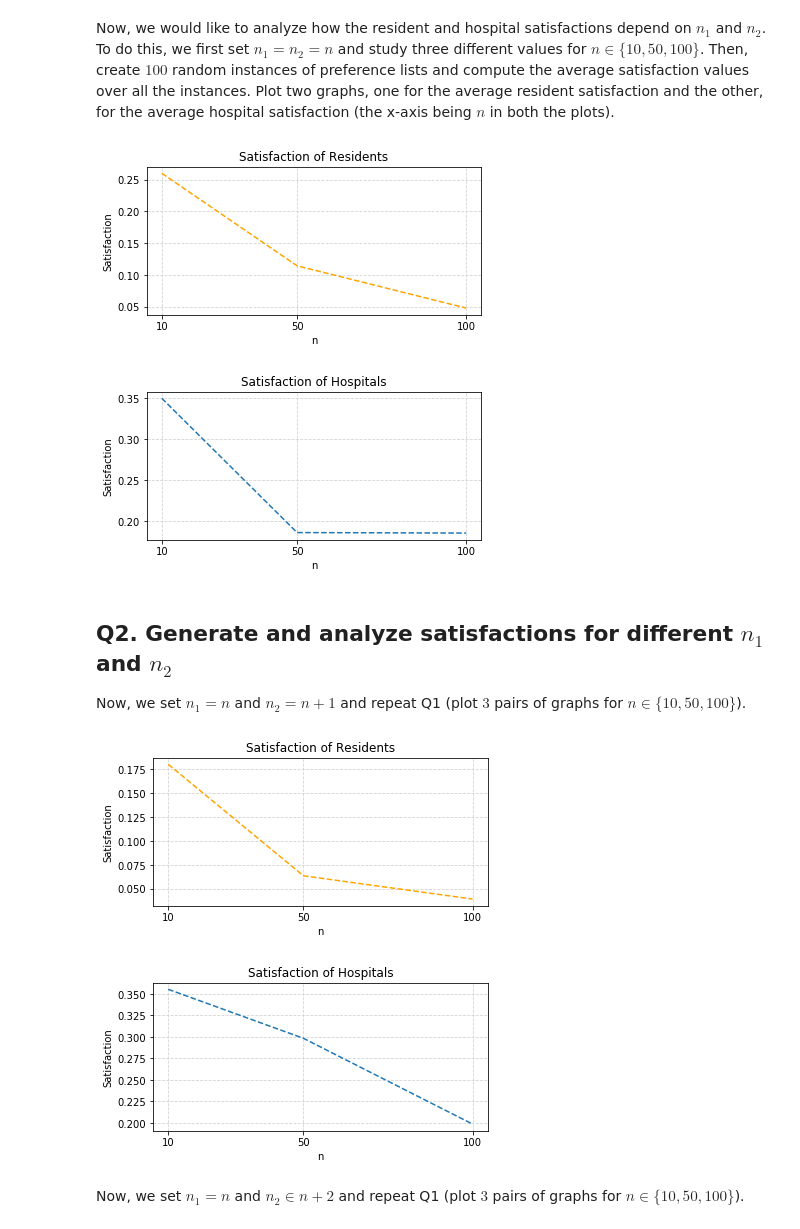
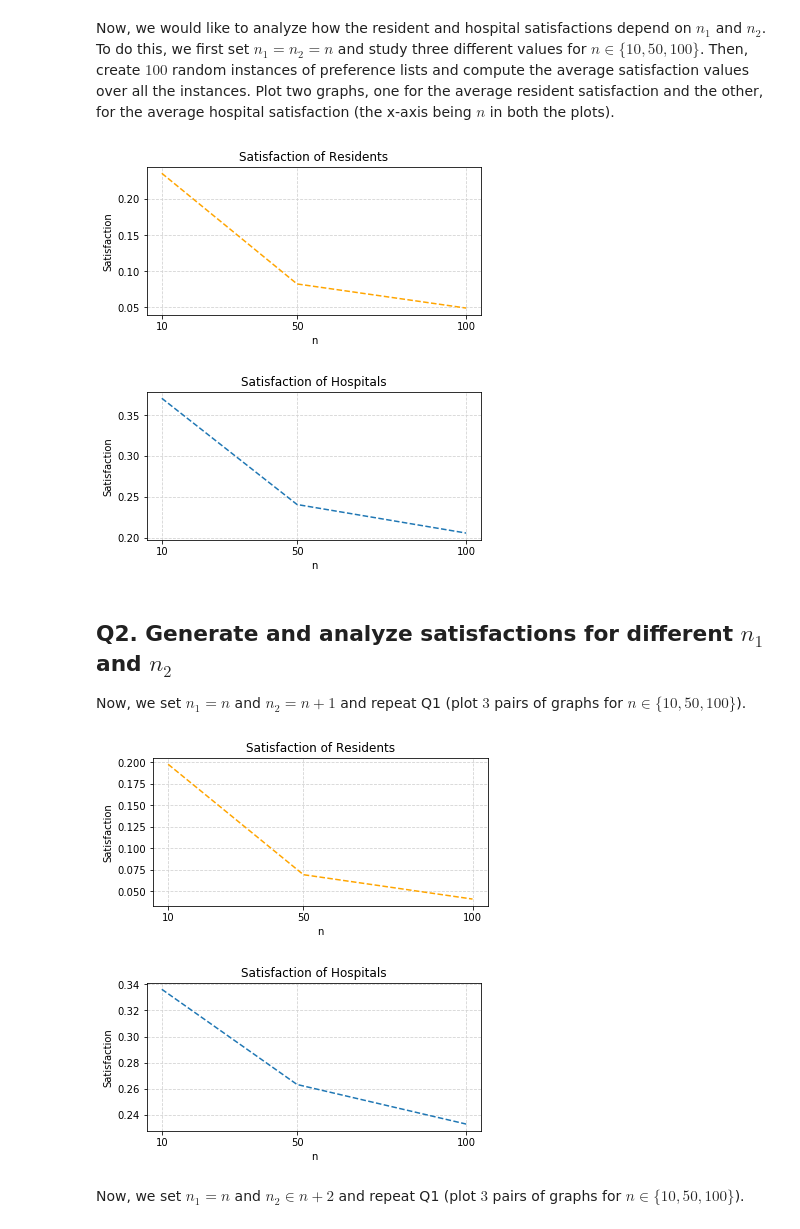
Before and after one commit to Richard-Hendricks/UIUC-Fall-2017, a Jupyter notebook: IE_532/Exercises/2StableMatching_ex.ipynb, the cells around one changed output. Drawn from its saved outputs; the diff is of its cells as text; code cells hidden in the pictures.

```diff
--- a/IE_532/Exercises/2StableMatching_ex.ipynb
+++ b/IE_532/Exercises/2StableMatching_ex.ipynb
@@ -80,19 +80,27 @@ import matplotlib.pyplot as plt
 #----------- Your code here -----------#
 
 n_list = [10, 50, 100]
-satis_r_list = []
-satis_h_list = []
+avg_satis_r = [] # length will be 3, records average satisfactions over for n's
+avg_satis_h = []
 
 for n in n_list:
-    residentprefers, hospitalprefers = generate_random_instance(n, n)
-    engaged = matching.matchmaker(residentprefers, hospitalprefers)
-    satis_r, satis_h = satisfaction(residentprefers, hospitalprefers, engaged)
-    satis_r_list.append(np.array(satis_r).sum() / (n ** 2))
-    satis_h_list.append(np.array(satis_h).sum() / (n ** 2))
+    count = 0
+    satis_r_list = [] # length will be 100, records 100 satisfaction values
+    satis_h_list = []
+
+    while (count < 100):
+        residentprefers, hospitalprefers = generate_random_instance(n, n)
+        engaged = matching.matchmaker(residentprefers, hospitalprefers)
+        satis_r, satis_h = satisfaction(residentprefers, hospitalprefers, engaged)
+        satis_r_list.append(np.array(satis_r).sum() / (n ** 2))
+        satis_h_list.append(np.array(satis_h).sum() / (n ** 2))
+        count = count + 1
+    avg_satis_r.append(np.array(satis_r_list).mean())
+    avg_satis_h.append(np.array(satis_h_list).mean())
 
 fig, ax = plt.subplots(figsize = (6, 6))
 plt.subplot(211)
-plt.plot(n_list, satis_r_list, '--', color = "orange")
+plt.plot(n_list, avg_satis_r, '--', color = "orange")
 plt.title('Satisfaction of Residents')
 plt.xticks([10, 50, 100])
 plt.xlabel('n')
@@ -102,7 +110,7 @@ plt.show()
 
 fig, ax = plt.subplots(figsize = (6, 6))
 plt.subplot(212)
-plt.plot(n_list, satis_h_list, '--')
+plt.plot(n_list, avg_satis_h, '--')
 plt.title('Satisfaction of Hospitals')
 plt.xticks([10, 50, 100])
 plt.xlabel('n')
@@ -112,8 +120,8 @@ plt.show()
 
 #--------------------------------------#
 # %% [output]
-[figure, old version]
+[figure, new version]
-[figure, old version]
+[figure, new version]
 # %% [markdown]
 ## Q2. Generate and analyze satisfactions for different $n_1$ and $n_2$
 
@@ -121,42 +129,50 @@ Now, we set $n_1 = n$ and $n_2 = n+1$ and repeat Q1 (plot $3$ pairs of graphs fo
 # %%
 #----------- Your code here -----------#
 
 n1_list = [10, 50, 100]
 n2_list = [n + 1 for n in n1_list]
-satis_r_list = []
-satis_h_list = []
+avg_satis_r = [] # length will be 3, records average satisfactions over for n's
+avg_satis_h = []
 
-for i in range(len(n1_list)):
-    residentprefers, hospitalprefers = generate_random_instance(n1_list[i], n2_list[i])
-    engaged = matching.matchmaker(residentprefers, hospitalprefers)
-    satis_r, satis_h = satisfaction(residentprefers, hospitalprefers, engaged)
-    satis_r_list.append(np.array(satis_r).sum() / (n1_list[i] ** 2))
-    satis_h_list.append(np.array(satis_h).sum() / (n2_list[i] ** 2))
+for n1, n2 in zip(n1_list, n2_list):
+    count = 0
+    satis_r_list = [] # length will be 100, records 100 satisfaction values
+    satis_h_list = []
+
+    while (count < 100):
+        residentprefers, hospitalprefers = generate_random_instance(n1, n2)
+        engaged = matching.matchmaker(residentprefers, hospitalprefers)
+        satis_r, satis_h = satisfaction(residentprefers, hospitalprefers, engaged)
+        satis_r_list.append(np.array(satis_r).sum() / (n1 ** 2))
+        satis_h_list.append(np.array(satis_h).sum() / (n2 ** 2))
+        count = count + 1
+    avg_satis_r.append(np.array(satis_r_list).mean())
+    avg_satis_h.append(np.array(satis_h_list).mean())
 
 fig, ax = plt.subplots(figsize = (6, 6))
 plt.subplot(211)
-plt.plot(n_list, satis_r_list, '--', color = "orange")
+plt.plot(n_list, avg_satis_r, '--', color = "orange")
 plt.title('Satisfaction of Residents')
 plt.xticks([10, 50, 100])
 plt.xlabel('n')
 plt.ylabel('Satisfaction')
 plt.grid(color = 'lightgray', linestyle = '--')
 plt.show()
 
 fig, ax = plt.subplots(figsize = (6, 6))
 plt.subplot(212)
-plt.plot(n_list, satis_h_list, '--')
+plt.plot(n_list, avg_satis_h, '--')
 plt.title('Satisfaction of Hospitals')
 plt.xticks([10, 50, 100])
 plt.xlabel('n')
 plt.ylabel('Satisfaction')
 plt.grid(color = 'lightgray', linestyle = '--')
 plt.show()
 
 #--------------------------------------#
 # %% [output]
-[figure, old version]
+[figure, new version]
-[figure, old version]
+[figure, new version]
 # %% [markdown]
 Now, we set $n_1 = n$ and $n_2 \in n+2$ and repeat Q1 (plot $3$ pairs of graphs for $n \in \{10,50,100\}$).
 # %%
```
Also changed, not shown: parts of 3 cells of this notebook.
